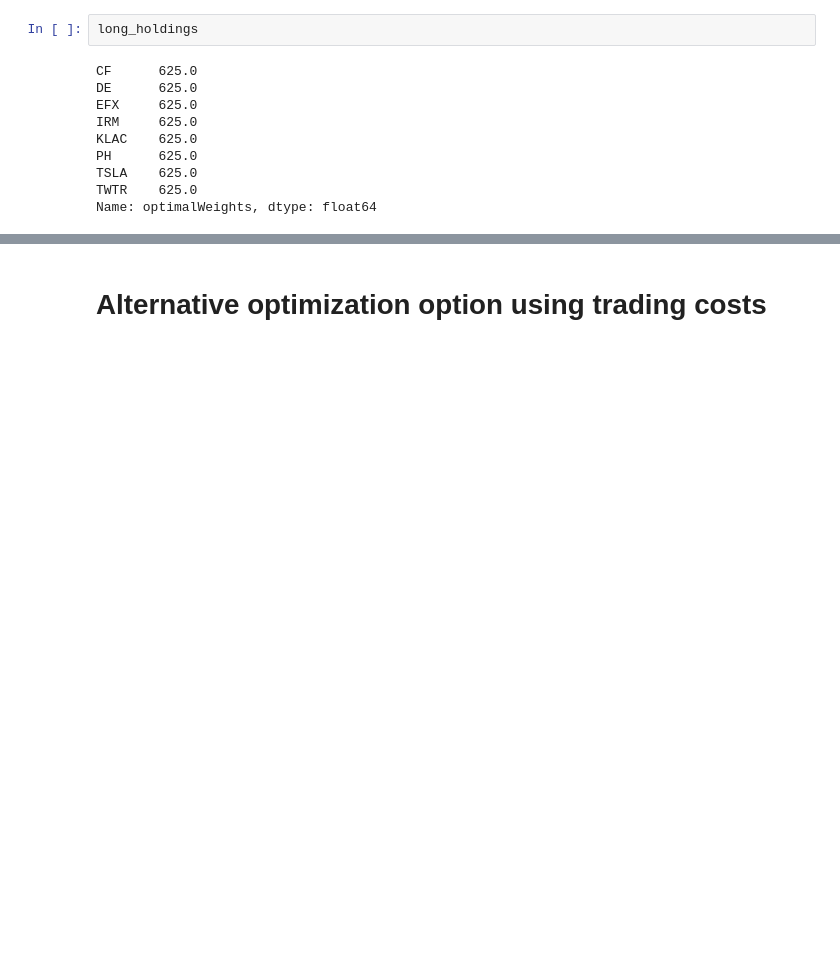
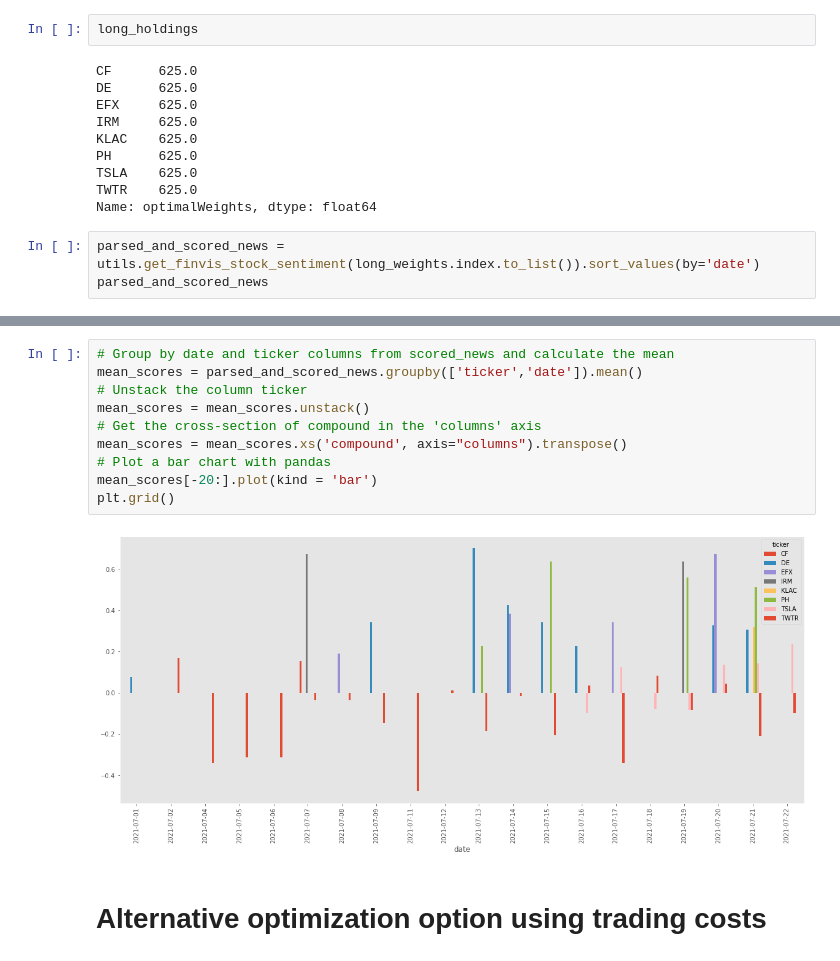
Before and after one commit to nmaiorana/svi-trading-tools, a Jupyter notebook: analysis-20210720/stage_4a_optimal_weights_sample.ipynb, the cells around one changed output, grey strips where cells are left out. Drawn from its saved outputs; the diff is of its cells as text; blank space fills up the shorter version.

```diff
--- a/analysis-20210720/stage_4a_optimal_weights_sample.ipynb
+++ b/analysis-20210720/stage_4a_optimal_weights_sample.ipynb
@@ -422,3 +422,6 @@ PH      625.0
 TSLA    625.0
 TWTR    625.0
 Name: optimalWeights, dtype: float64
+# %%
+parsed_and_scored_news = utils.get_finvis_stock_sentiment(long_weights.index.to_list()).sort_values(by='date')
+parsed_and_scored_news
@@ -425,3 +442,15 @@ Name: optimalWeights, dtype: float64
+# %%
+# Group by date and ticker columns from scored_news and calculate the mean
+mean_scores = parsed_and_scored_news.groupby(['ticker','date']).mean()
+# Unstack the column ticker
+mean_scores = mean_scores.unstack()
+# Get the cross-section of compound in the 'columns' axis
+mean_scores = mean_scores.xs('compound', axis="columns").transpose()
+# Plot a bar chart with pandas
+mean_scores[-20:].plot(kind = 'bar')
+plt.grid()
+# %% [output]
+[figure, added]
 # %% [markdown]
 # Alternative optimization option using trading costs
 # %% [markdown]
```
Also changed, not shown: parts of 1 cell of this notebook, 11 other files.
